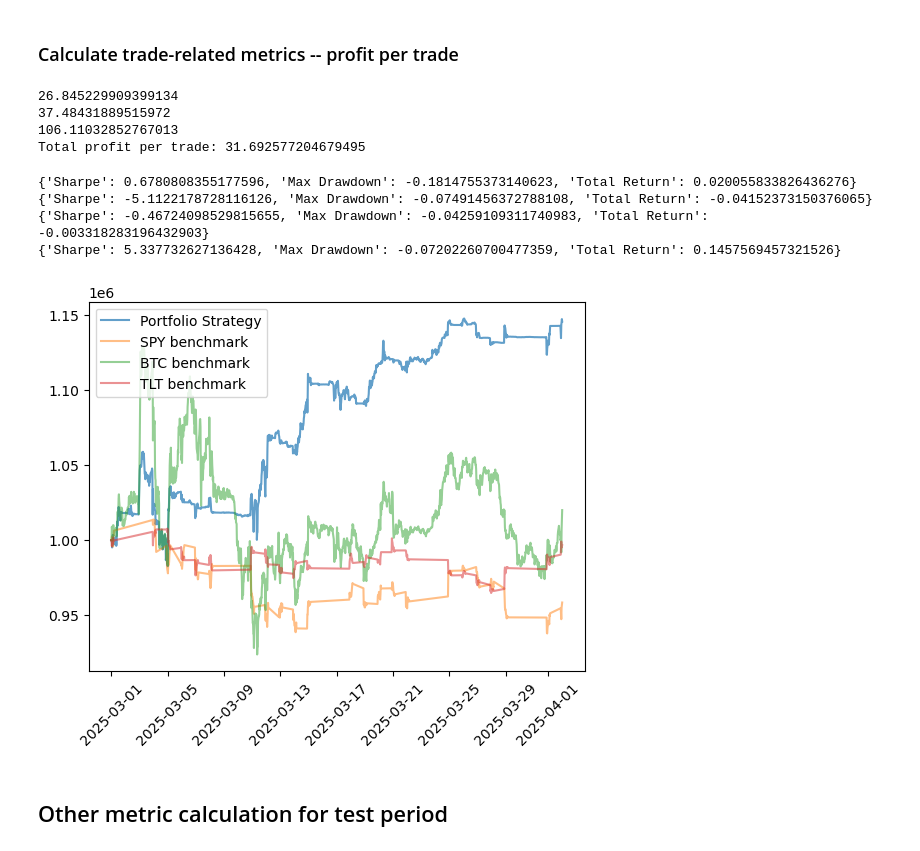
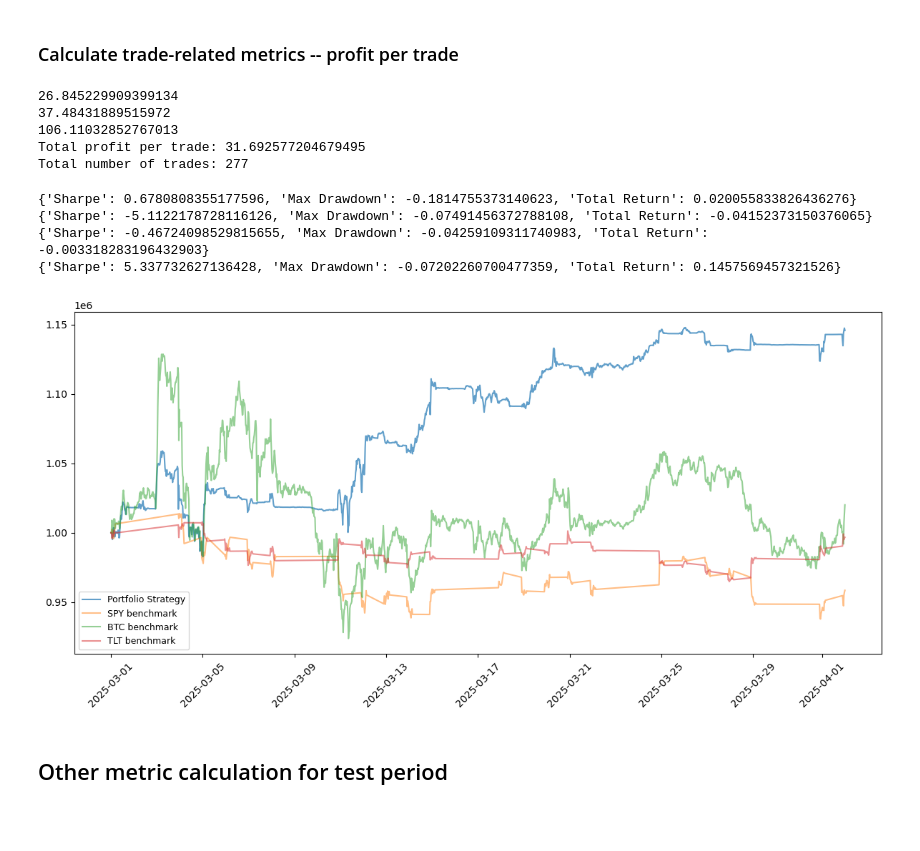
Before and after one commit to jeswid/DSE4211_Trading_Strategy, a Jupyter notebook: src/Bollinger Bands final with RF.ipynb, the cells around one changed output. Drawn from its saved outputs; the diff is of its cells as text; code cells hidden in the pictures; blank space fills up the shorter version.

```diff
--- a/src/Bollinger Bands final with RF.ipynb
+++ b/src/Bollinger Bands final with RF.ipynb
@@ -798,11 +832,14 @@ print(tlt_profit_per_trade)
 
 total_profit_per_trade = (metric_calc['BTCProfitPerTrade'].sum() + metric_calc['SPYProfitPerTrade'].sum() + metric_calc['TLTProfitPerTrade'].sum()) / (btc_total_trades + spy_total_trades + tlt_total_trades)
 print(f"Total profit per trade: {total_profit_per_trade}")
+total_trades = btc_total_trades + spy_total_trades + tlt_total_trades
+print(f"Total number of trades: {total_trades}")
 # %% [output]
 26.845229909399134
 37.48431889515972
 106.11032852767013
 Total profit per trade: 31.692577204679495
+Total number of trades: 277
 # %%
 spy_portfolio1 = spy_benchmark(spy, datetime.datetime(2025, 3, 1), datetime.datetime(2025, 4, 2))
 btc_portfolio1 = spy_benchmark(btc, datetime.datetime(2025, 3, 1), datetime.datetime(2025, 4, 2))
@@ -818,15 +855,19 @@ print(calculate_metrics(backtesting_df_march['PortfolioValue']))
 {'Sharpe': -0.46724098529815655, 'Max Drawdown': -0.04259109311740983, 'Total Return': -0.003318283196432903}
 {'Sharpe': 5.337732627136428, 'Max Drawdown': -0.07202260700477359, 'Total Return': 0.1457569457321526}
 # %%
-plt.plot(backtesting_df_march['Date'], backtesting_df_march['PortfolioValue'], label = 'Portfolio Strategy', alpha=0.7)
-plt.plot(spy_portfolio1['Date'], spy_portfolio1['Value'], label = 'SPY benchmark', alpha=0.5)
-plt.plot(btc_portfolio1['Date'], btc_portfolio1['Value'], label = 'BTC benchmark', alpha=0.5)
-plt.plot(tlt_portfolio1['Date'], tlt_portfolio1['Value'], label = 'TLT benchmark', alpha=0.5)
+plt.figure(figsize=(12, 6))  # Make plot bigger
+
+plt.plot(backtesting_df_march['Date'], backtesting_df_march['PortfolioValue'], label='Portfolio Strategy', alpha=0.7)
+plt.plot(spy_portfolio1['Date'], spy_portfolio1['Value'], label='SPY benchmark', alpha=0.5)
+plt.plot(btc_portfolio1['Date'], btc_portfolio1['Value'], label='BTC benchmark', alpha=0.5)
+plt.plot(tlt_portfolio1['Date'], tlt_portfolio1['Value'], label='TLT benchmark', alpha=0.5)
+
 plt.xticks(rotation=45)
-plt.legend()
+plt.legend(fontsize=9)  # Smaller legend font
+plt.tight_layout()
 plt.show()
 # %% [output]
-[figure, old version]
+[figure, new version]
 # %% [markdown]
 ## Other metric calculation for test period
 # %%
```
Also changed, not shown: parts of 7 cells of this notebook, 2 other files.
